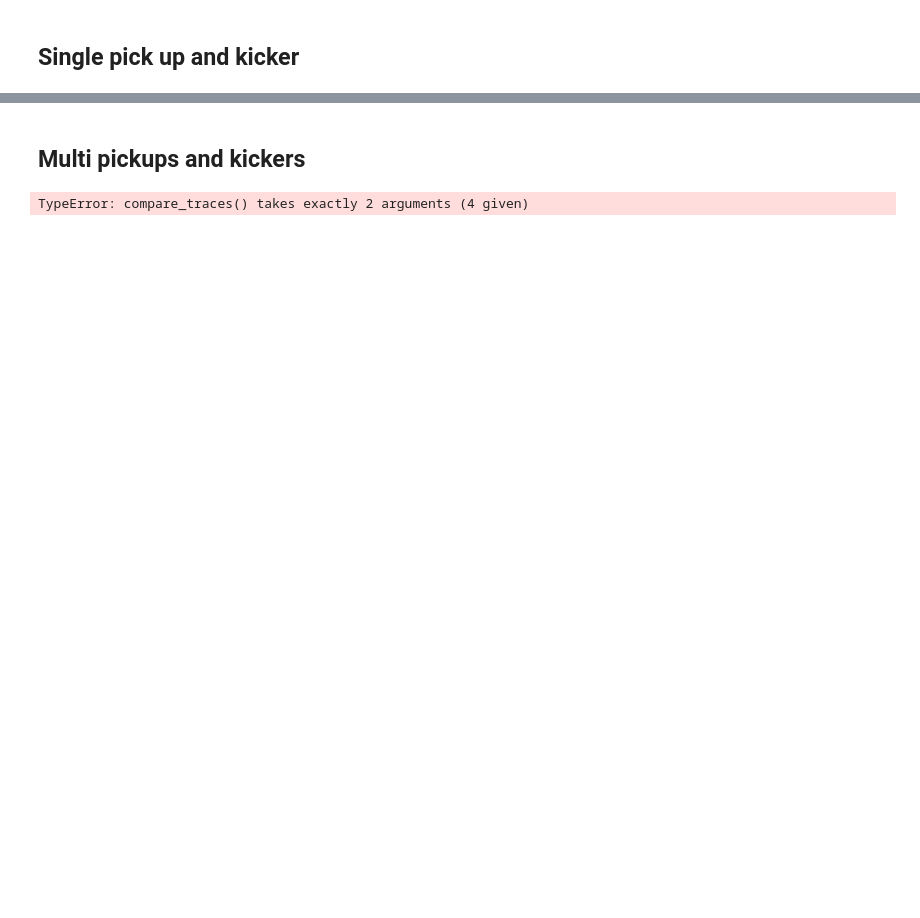
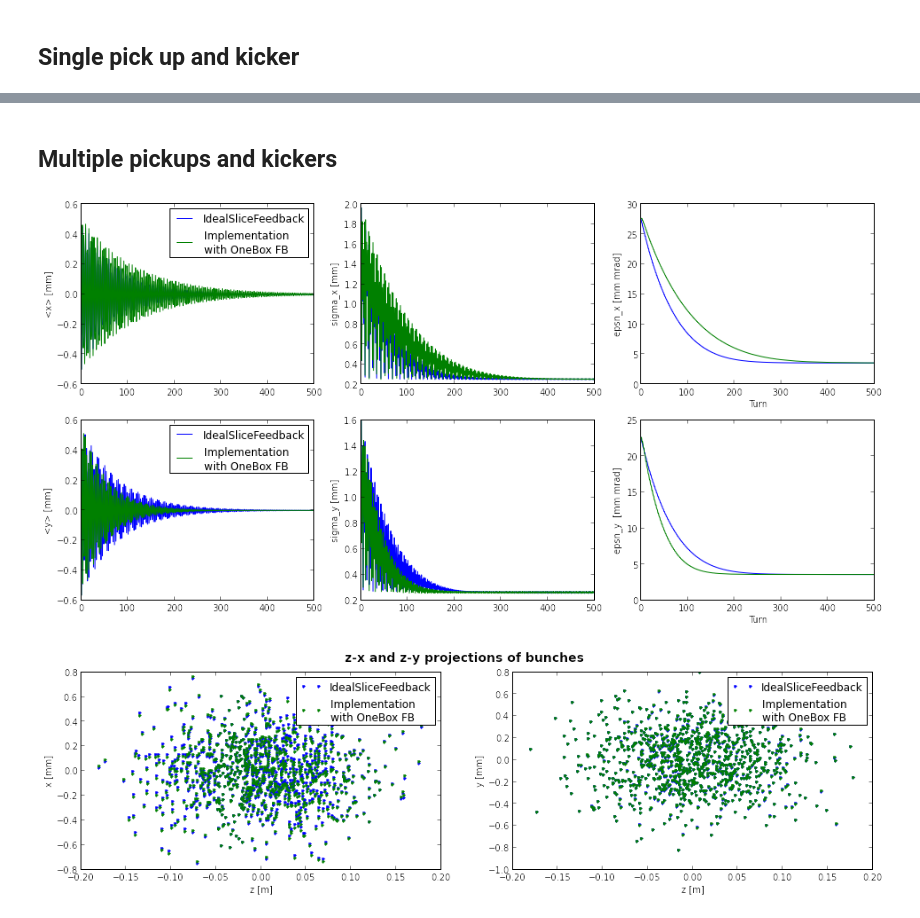
Before and after one commit to jkomppula/PyHEADTAIL_feedback, a Jupyter notebook: interactive-tests/MultiboxFeedbackTest.ipynb, the cells around one changed output, grey strips where cells are left out. Cells and saved outputs as stored; diff of their text form; code cells hidden in the pictures; blank space fills up the shorter version.

```diff
--- a/interactive-tests/MultiboxFeedbackTest.ipynb
+++ b/interactive-tests/MultiboxFeedbackTest.ipynb
@@ -527,5 +464,5 @@ compare_projections([bunch_hilbert, bunch_vector,bunch_cosine], ['Hilbert regist
 # %% [markdown]
-## Multi pickups and kickers
+## Multiple pickups and kickers
 # %%
 # CASE II
 # A feedback system, which consists of four pickups and two kickers.
@@ -534,63 +471,39 @@ compare_projections([bunch_hilbert, bunch_vector,bunch_cosine], ['Hilbert regist
 bunch_FB = copy.deepcopy(bunch_ref)
 tracker_FB = BunchTracker(bunch_FB)
 
-#Cut off frequency of the pickup and the kicker
-f_c_pickup = 1e12
-f_c_kicker = 1e12
-
-# parameters of the register
-# betatron phase shifts per turn
-omega_x = 2.*pi*Q_x
-omega_y = 2.*pi*Q_y
-# register delay [turns]
-n_delay = 1
-# number of turns averaged
-n_avg = 7
-
-# Parameters for the inverse weighter
-bunch_length = 0.2
-bunch_decay_length = 0.1
-maximum_weight = 150
-
-# Phase conversion coefficients for Averagers (x->xp amplitude conversion)
-phase_conv_coeff_x = 0.0148293483363
-phase_conv_coeff_y = 0.014820440875
-
 # reference processor chain (pc) for pickups
 pickup_pc_ref_x = [
-    ChargeWeighter(),
-    LowpassFilter(f_c_pickup),
+    Bypass(),
     VectorSumRegister(n_delay,n_avg,omega_x,0,n_slices, in_processor_chain=False)
     # CosineSumRegister(n_delay,n_avg,omega_x,0,n_slices, in_processor_chain=False)
     # HilbertRegister(n_delay,n_avg,omega_x,0,n_slices, in_processor_chain=False)
     ]
 pickup_pc_ref_y = [
-    ChargeWeighter(),
-    LowpassFilter(f_c_pickup),
+    Bypass(),
     VectorSumRegister(n_delay,n_avg,omega_y,0,n_slices, in_processor_chain=False)
     # CosineSumRegister(n_delay,n_avg,omega_y,0,n_slices, in_processor_chain=False)
     # HilbertRegister(n_delay,n_avg,omega_y,0,n_slices, in_processor_chain=False)
     ]
 
 pickup_pc_x_1 = copy.deepcopy(pickup_pc_ref_x)
-pickup_pc_x_1[2].position = (0./4.)*2.*pi*Q_x
+pickup_pc_x_1[1].position = (0./4.)*2.*pi*Q_x
 pickup_pc_y_1 = copy.deepcopy(pickup_pc_ref_y)
-pickup_pc_y_1[2].position = (0./4.)*2.*pi*Q_y
+pickup_pc_y_1[1].position = (0./4.)*2.*pi*Q_y
 
 pickup_pc_x_2 = copy.deepcopy(pickup_pc_ref_x)
-pickup_pc_x_2[2].position = (1./4.)*2.*pi*Q_x
+pickup_pc_x_2[1].position = (1./4.)*2.*pi*Q_x
 pickup_pc_y_2 = copy.deepcopy(pickup_pc_ref_y)
-pickup_pc_y_2[2].position = (1./4.)*2.*pi*Q_y
+pickup_pc_y_2[1].position = (1./4.)*2.*pi*Q_y
 
 pickup_pc_x_3 = copy.deepcopy(pickup_pc_ref_x)
-pickup_pc_x_3[2].position = (2./4.)*2.*pi*Q_x
+pickup_pc_x_3[1].position = (2./4.)*2.*pi*Q_x
 pickup_pc_y_3 = copy.deepcopy(pickup_pc_ref_y)
-pickup_pc_y_3[2].position = (2./4.)*2.*pi*Q_y
+pickup_pc_y_3[1].position = (2./4.)*2.*pi*Q_y
 
 pickup_pc_x_4 = copy.deepcopy(pickup_pc_ref_x)
-pickup_pc_x_4[2].position = (3./4.)*2.*pi*Q_x
+pickup_pc_x_4[1].position = (3./4.)*2.*pi*Q_x
 pickup_pc_y_4 = copy.deepcopy(pickup_pc_ref_y)
-pickup_pc_y_4[2].position = (3./4.)*2.*pi*Q_y
+pickup_pc_y_4[1].position = (3./4.)*2.*pi*Q_y
 
 pickup_1 = PickUp(slicer,pickup_pc_x_1,pickup_pc_y_1)
 pickup_2 = PickUp(slicer,pickup_pc_x_2,pickup_pc_y_2)
@@ -598,44 +511,46 @@ pickup_3 = PickUp(slicer,pickup_pc_x_3,pickup_pc_y_3)
 pickup_4 = PickUp(slicer,pickup_pc_x_4,pickup_pc_y_4)
 
 kicker_pc_ref = [
-    FermiDiracInverseWeighter(bunch_length,bunch_decay_length,maximum_weight),
-    PhaseLinearizedLowpass(f_c_kicker)
+    #EdgeWeighter(bunch_length,bunch_decay_length,maximum_weight),
+    #PhaseLinearizedLowpass(f_c_kicker)
+    Bypass()
     ]
 
 kicker_pc_x_1 = copy.deepcopy(kicker_pc_ref)
 kicker_pc_y_1 = copy.deepcopy(kicker_pc_ref)
 kicker_pc_x_2 = copy.deepcopy(kicker_pc_ref)
 kicker_pc_y_2 = copy.deepcopy(kicker_pc_ref)
 
 
 mixer_x = Averager(phase_conv_coeff_x)
 mixer_y = Averager(phase_conv_coeff_y)
 
-register_list_x = [pickup_pc_x_1[2],pickup_pc_x_2[2],pickup_pc_x_3[2],pickup_pc_x_4[2]]
-register_list_y = [pickup_pc_y_1[2],pickup_pc_y_2[2],pickup_pc_y_3[2],pickup_pc_y_4[2]]
+register_list_x = [pickup_pc_x_1[1],pickup_pc_x_2[1],pickup_pc_x_3[1],pickup_pc_x_4[1]]
+register_list_y = [pickup_pc_y_1[1],pickup_pc_y_2[1],pickup_pc_y_3[1],pickup_pc_y_4[1]]
 
 kicker_1 = Kicker(
     (1./4.)*2.*pi*Q_x,(1./4.)*2.*pi*Q_y,
-    feedback_gain,
+    feedback_gain*0.5,
     slicer,
     register_list_x,register_list_y,
     kicker_pc_x_1,kicker_pc_y_1,
     mixer_x,mixer_y)
 
 kicker_2 = Kicker(
     (3./4.)*2.*pi*Q_x,(3./4.)*2.*pi*Q_y,
-    feedback_gain,
+    feedback_gain*0.5,
     slicer,
     register_list_x,register_list_y,
     kicker_pc_x_2,kicker_pc_y_2,
     mixer_x,mixer_y)
 
 total_map_FB = [pickup_1] + [trans_map[0]] + [pickup_2] + [kicker_1] + [trans_map[1]] + \
                [pickup_3] + [trans_map[2]] + [pickup_4] + [kicker_2] + [trans_map[3]] + [long_map]
 
 track(n_turns, bunch_FB,total_map_FB,tracker_FB)
 
-compare_traces(tracker_IdealSliceFB,tracker_FB, 'IdealSliceFeedback', 'Implementation \nwith OneBox FB')
-compare_projections( bunch_IdealSliceFB, bunch_FB, 'IdealSliceFeedback', 'Implementation \nwith OneBox FB')
+compare_traces([tracker_IdealSliceFB, tracker_FB], ['IdealSliceFeedback', 'Implementation \nwith OneBox FB'])
+compare_projections([bunch_IdealSliceFB, bunch_FB], ['IdealSliceFeedback', 'Implementation \nwith OneBox FB'])
 # %% [output]
-TypeError: compare_traces() takes exactly 2 arguments (4 given)
+[figure, added]
+[figure, added]
```
Also changed, not shown: parts of 7 cells of this notebook, 3 other files.
